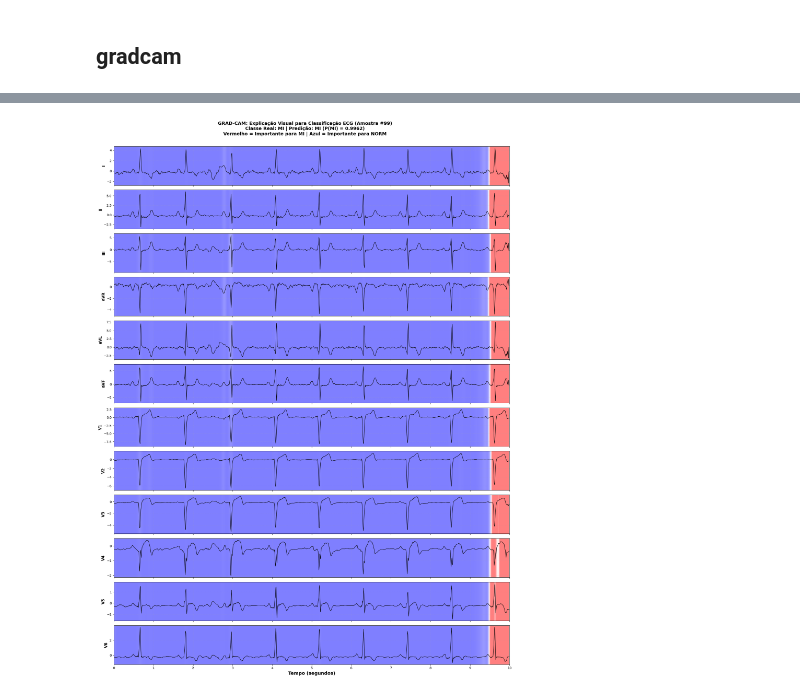
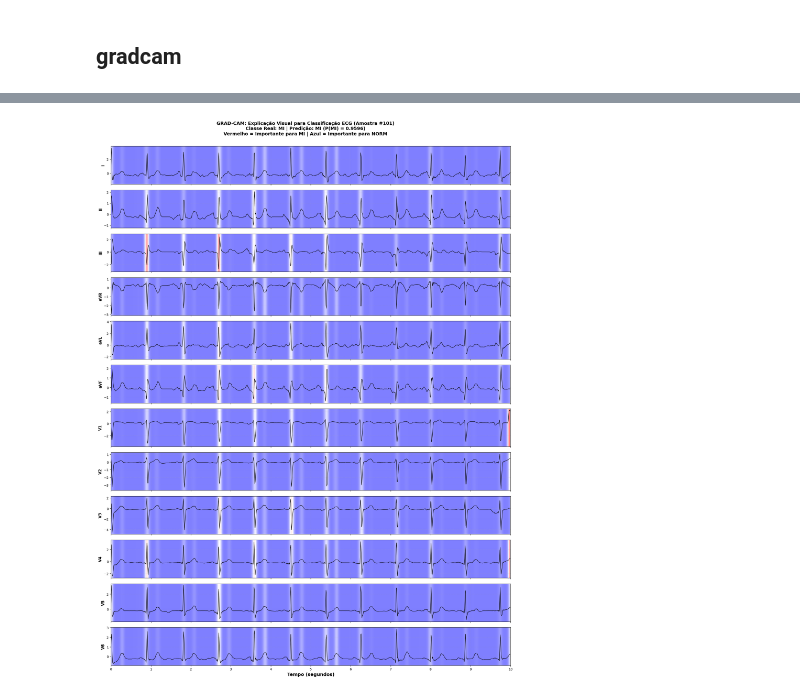
Before and after one commit to lari-ms/xai-heartattack-detection, a Jupyter notebook: notebooks/explainability.ipynb, the cells around one changed output, grey strips where cells are left out. Saved outputs shown, nothing was run; the diff lists cells and outputs as text; code cells hidden in the pictures.

```diff
--- a/notebooks/explainability.ipynb
+++ b/notebooks/explainability.ipynb
@@ -15,11 +20,11 @@ from explainability import *
 # %%
 model = load_model("..\models\model_0.01_32.keras")
 # %%
-path_metadata = "C:\\Users\\Larissa\\bsi\\IC2025\\datasets\\ptbxl\\ptbxl_database.csv"
-#path_metadata = "C:\\Users\\Larissa\\Downloads\\ptb-xl-a-large-publicly-available-electrocardiography-dataset-1.0.3\\ptb-xl-a-large-publicly-available-electrocardiography-dataset-1.0.3\\ptbxl_database.csv"
+#path_metadata = "C:\\Users\\Larissa\\bsi\\IC2025\\datasets\\ptbxl\\ptbxl_database.csv"
+path_metadata = "C:\\Users\\Larissa\\Downloads\\ptb-xl-a-large-publicly-available-electrocardiography-dataset-1.0.3\\ptb-xl-a-large-publicly-available-electrocardiography-dataset-1.0.3\\ptbxl_database.csv"
 sampling_rate = 100 #500
-main_path = "C:\\Users\\Larissa\\bsi\\IC2025\\datasets\\ptbxl\\" #\\records"+str(sampling_rate)
-#main_path = "C:\\Users\\Larissa\\Downloads\\ptb-xl-a-large-publicly-available-electrocardiography-dataset-1.0.3\\ptb-xl-a-large-publicly-available-electrocardiography-dataset-1.0.3\\"
+#main_path = "C:\\Users\\Larissa\\bsi\\IC2025\\datasets\\ptbxl\\" #\\records"+str(sampling_rate)
+main_path = "C:\\Users\\Larissa\\Downloads\\ptb-xl-a-large-publicly-available-electrocardiography-dataset-1.0.3\\ptb-xl-a-large-publicly-available-electrocardiography-dataset-1.0.3\\"
 # %%
 #loadidng metadata
 metadata_all_df = pd.read_csv(path_metadata, index_col='ecg_id')
@@ -34,4 +35,16 @@ agg_df = agg_df[agg_df.diagnostic == 1]
 # %%
+# Load scp_statements.csv for diagnostic aggregation
+
+def aggregate_diagnostic(y_dic):
+    tmp = []
+    for key in y_dic.keys():
+        if key in agg_df.index:
+            tmp.append(agg_df.loc[key].diagnostic_class)
+    return list(set(tmp))
+
+agg_df = pd.read_csv(main_path+'scp_statements.csv', index_col=0)
+agg_df = agg_df[agg_df.diagnostic == 1]
+
 # Apply diagnostic superclass
 metadata_all_df['diagnostic_superclass'] = metadata_all_df.scp_codes.apply(aggregate_diagnostic)
 # %%
@@ -72,6 +85,9 @@ X_train, X_val, X_test, scaler = standardize_signals(
 )
 # %% [markdown]
 # explaining
+# %%
+#sample to explain
+i = 101
 # %% [markdown]
 ## saliency maps
 # %%
@@ -90,7 +106,7 @@ plot_ecg_saliency(model, mi_cases_x[100])
 ## gradcam
 # %%
 lead_names = ['I', 'II', 'III', 'aVR', 'aVL', 'aVF', 'V1', 'V2', 'V3', 'V4', 'V5', 'V6']
-i=99
+
 heatmap, edge_mask = get_gradcam_improved(
     model,
     np.expand_dims(mi_cases_x[i], axis=0),
@@ -115,4 +131,4 @@ plot_ecg_with_gradcam(
-[figure, old version]
+[figure, new version]
 # %%
 plot_lead_importance_ranking(heatmap, i, lead_names)
 # %% [output]
```
Also changed, not shown: parts of 7 cells of this notebook, 5 other files.
